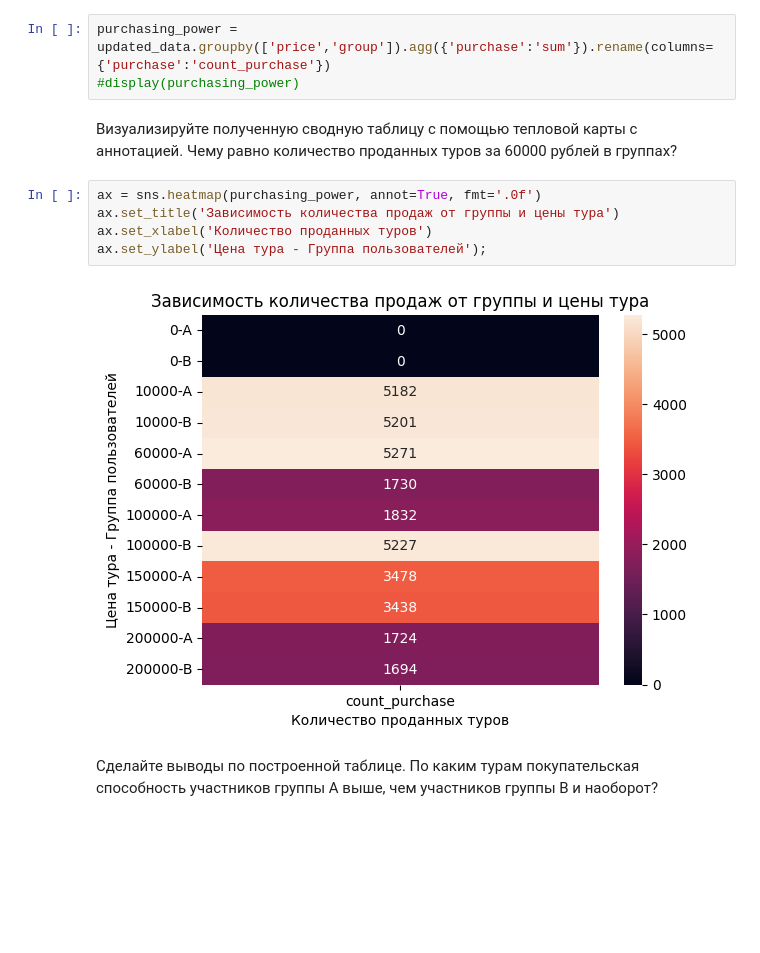
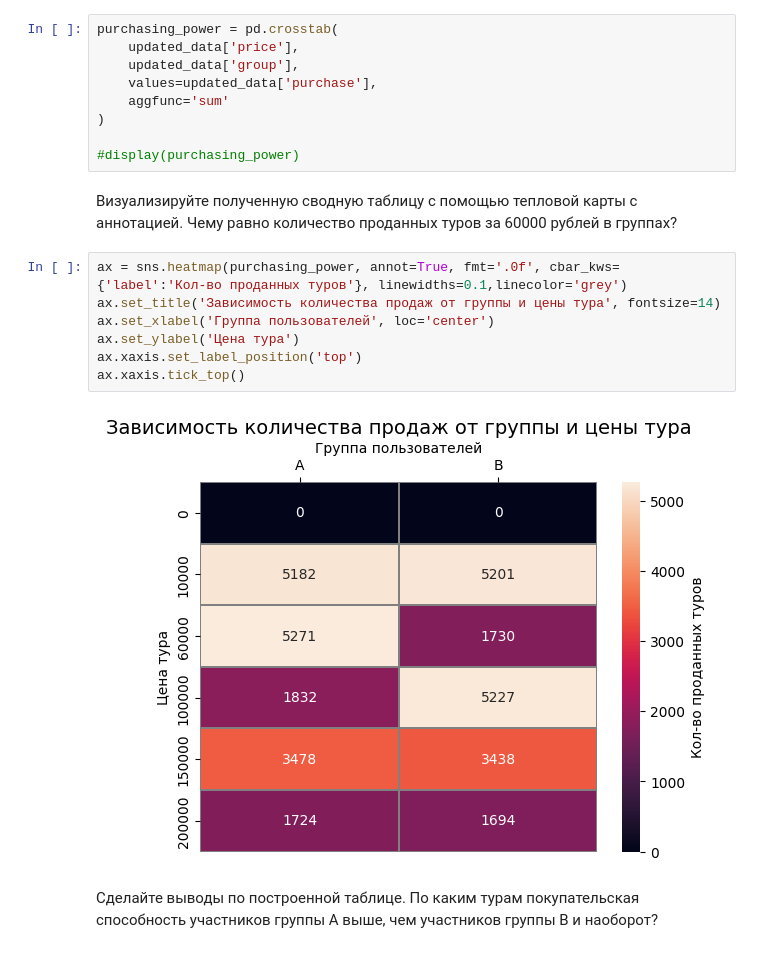
Before and after one commit to inconstant1313/Sandbox, a Jupyter notebook: DSPR_119/EDA_5/Template_EDA_5.ipynb, the cells around one changed output. Cells and saved outputs as stored; diff of their text form; blank space fills up the shorter version.

Commit message:
added some edits to visualisation

```diff
--- a/DSPR_119/EDA_5/Template_EDA_5.ipynb
+++ b/DSPR_119/EDA_5/Template_EDA_5.ipynb
@@ -229,18 +229,26 @@ print(
 
 Теперь давайте сравним варианты по покупательской способности туров. Для этого постройте сводную таблицу, которая покажет зависимость количества продаж от группы и цены тура.
 # %%
-purchasing_power = updated_data.groupby(['price','group']).agg({'purchase':'sum'}).rename(columns={'purchase':'count_purchase'})
+purchasing_power = pd.crosstab(
+    updated_data['price'],
+    updated_data['group'],
+    values=updated_data['purchase'],
+    aggfunc='sum'
+)
+
 #display(purchasing_power)
 # %% [markdown]
 Визуализируйте полученную сводную таблицу с помощью тепловой карты с аннотацией.
 Чему равно количество проданных туров за 60000 рублей в группах?
 # %%
-ax = sns.heatmap(purchasing_power, annot=True, fmt='.0f')
-ax.set_title('Зависимость количества продаж от группы и цены тура')
-ax.set_xlabel('Количество проданных туров')
-ax.set_ylabel('Цена тура - Группа пользователей');
+ax = sns.heatmap(purchasing_power, annot=True, fmt='.0f', cbar_kws={'label':'Кол-во проданных туров'}, linewidths=0.1,linecolor='grey')
+ax.set_title('Зависимость количества продаж от группы и цены тура', fontsize=14)
+ax.set_xlabel('Группа пользователей', loc='center')
+ax.set_ylabel('Цена тура')
+ax.xaxis.set_label_position('top')
+ax.xaxis.tick_top()
 # %% [output]
-[figure, old version]
+[figure, new version]
 # %% [markdown]
 Сделайте выводы по построенной таблице. По каким турам покупательская способность участников группы А выше, чем участников группы B и наоборот?
 # %% [markdown]
```
